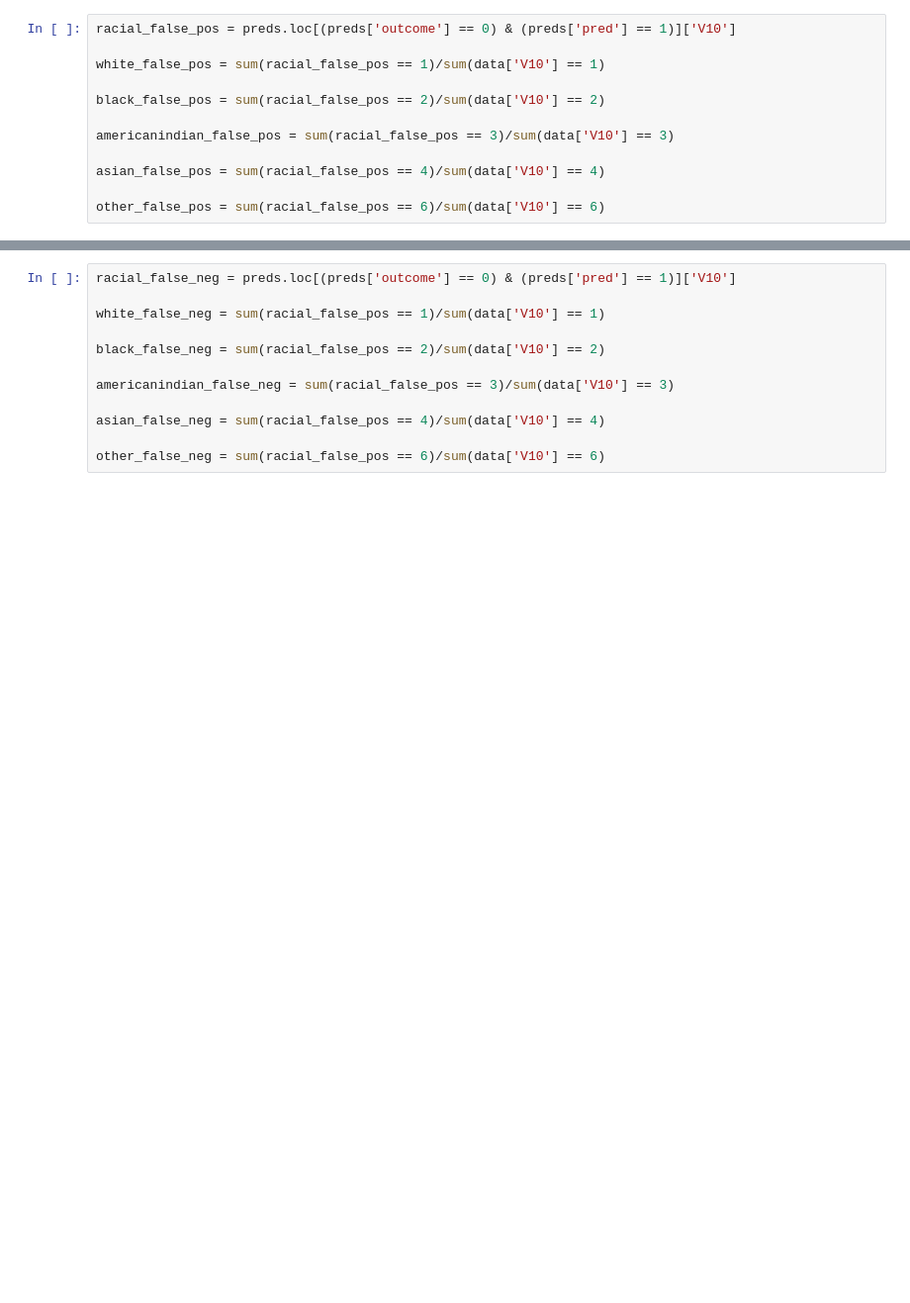
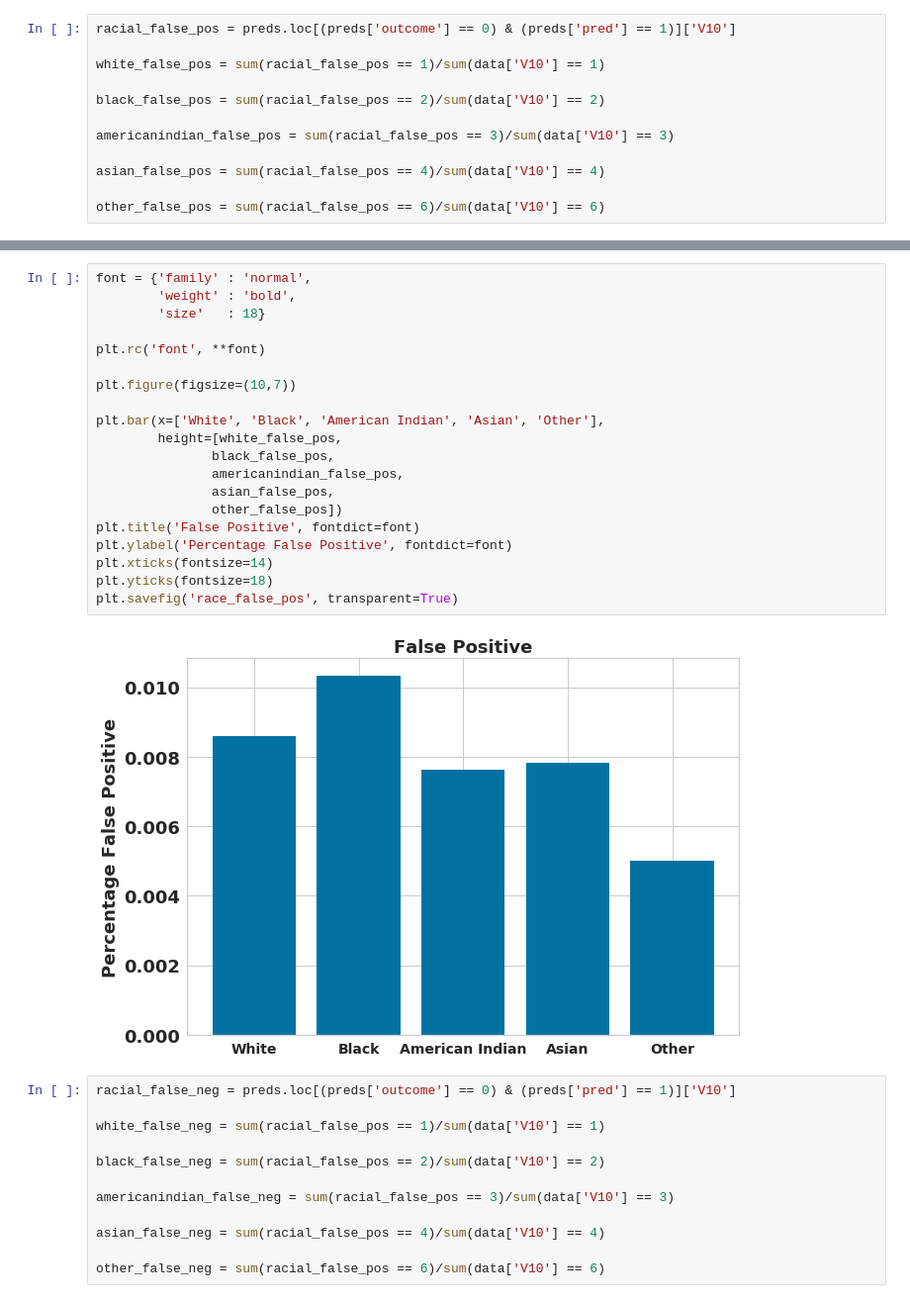
Before and after one commit to peter-haferl/prisoner_recidivism_classifier, a Jupyter notebook: random_forest_classification.ipynb, the cells around one changed output, grey strips where cells are left out. Shown: that part at 99% size. Drawn from its saved outputs; the diff is of its cells as text; blank space fills up the shorter version.

```diff
--- a/random_forest_classification.ipynb
+++ b/random_forest_classification.ipynb
@@ -407,3 +432,25 @@ Text(0.5, 1.0, 'False Positive')
+# %%
+font = {'family' : 'normal',
+        'weight' : 'bold',
+        'size'   : 18}
+
+plt.rc('font', **font)
+
+plt.figure(figsize=(10,7))
+
+plt.bar(x=['White', 'Black', 'American Indian', 'Asian', 'Other'],
+        height=[white_false_pos,
+               black_false_pos,
+               americanindian_false_pos,
+               asian_false_pos,
+               other_false_pos])
+plt.title('False Positive', fontdict=font)
+plt.ylabel('Percentage False Positive', fontdict=font)
+plt.xticks(fontsize=14)
+plt.yticks(fontsize=18)
+plt.savefig('race_false_pos', transparent=True)
+# %% [output]
+[figure, added]
 # %%
 racial_false_neg = preds.loc[(preds['outcome'] == 0) & (preds['pred'] == 1)]['V10']
 
```
Also changed, not shown: parts of 51 cells of this notebook.
